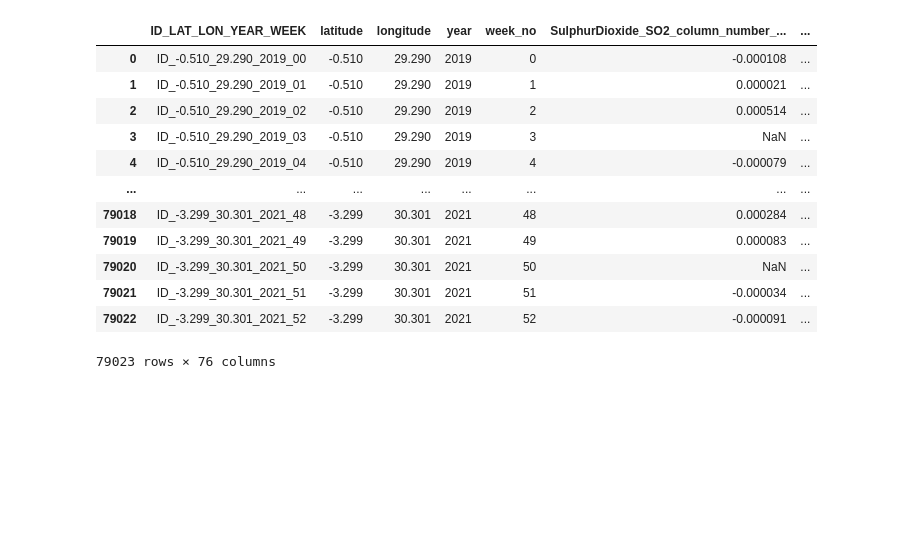
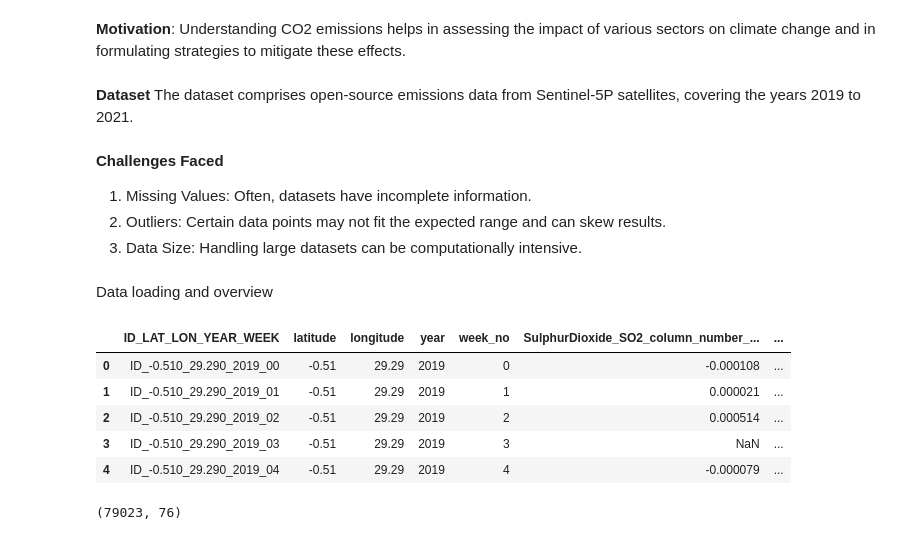
Before and after one commit to dannyakin/CO2_Emissions_Analysis, a Jupyter notebook: EDA.ipynb, the cells around one changed output. Saved outputs shown, nothing was run; the diff lists cells and outputs as text; code cells hidden in the pictures; blank space fills up the shorter version.

Commit message:
exploring data

```diff
--- a/EDA.ipynb
+++ b/EDA.ipynb
@@ -4,17 +12,42 @@ import pandas as pd
+# %% [markdown]
+<b>Motivation</b>:
+Understanding CO2 emissions helps in assessing the impact of various sectors on climate change and in formulating strategies to mitigate these effects.
+# %% [markdown]
+<b>Dataset</b>
+The dataset comprises open-source emissions data from Sentinel-5P satellites, covering the years 2019 to 2021.
+# %% [markdown]
+<b>Challenges Faced</b>
+1. Missing Values: Often, datasets have incomplete information.
+2. Outliers: Certain data points may not fit the expected range and can skew results.
+3. Data Size: Handling large datasets can be computationally intensive.
+# %%
+# importing required libaries
+import numpy as np
+import pandas as pd
+import matplotlib.pyplot as plt
+import seaborn as sns
+import geopandas as gpd
+import folium
+
+from sklearn.preprocessing import OneHotEncoder
+
+import datetime
+
+pd.set_option('display.max_columns', None)
+pd.set_option('display.width', None)
+# %% [markdown]
+Data loading and overview
 # %%
 data = pd.read_csv('data/train.csv')
-data
+data.head()
 # %% [output]
 |  | ID_LAT_LON_YEAR_WEEK | latitude | longitude | year | week_no | SulphurDioxide_SO2_column_number_... | ... |
-| 0 | ID_-0.510_29.290_2019_00 | -0.510 | 29.290 | 2019 | 0 | -0.000108 | ... |
-| 1 | ID_-0.510_29.290_2019_01 | -0.510 | 29.290 | 2019 | 1 | 0.000021 | ... |
-| 2 | ID_-0.510_29.290_2019_02 | -0.510 | 29.290 | 2019 | 2 | 0.000514 | ... |
-| 3 | ID_-0.510_29.290_2019_03 | -0.510 | 29.290 | 2019 | 3 | NaN | ... |
-| 4 | ID_-0.510_29.290_2019_04 | -0.510 | 29.290 | 2019 | 4 | -0.000079 | ... |
-| ... | ... | ... | ... | ... | ... | ... | ... |
-| 79018 | ID_-3.299_30.301_2021_48 | -3.299 | 30.301 | 2021 | 48 | 0.000284 | ... |
-| 79019 | ID_-3.299_30.301_2021_49 | -3.299 | 30.301 | 2021 | 49 | 0.000083 | ... |
-| 79020 | ID_-3.299_30.301_2021_50 | -3.299 | 30.301 | 2021 | 50 | NaN | ... |
-| 79021 | ID_-3.299_30.301_2021_51 | -3.299 | 30.301 | 2021 | 51 | -0.000034 | ... |
-| 79022 | ID_-3.299_30.301_2021_52 | -3.299 | 30.301 | 2021 | 52 | -0.000091 | ... |
+| 0 | ID_-0.510_29.290_2019_00 | -0.51 | 29.29 | 2019 | 0 | -0.000108 | ... |
+| 1 | ID_-0.510_29.290_2019_01 | -0.51 | 29.29 | 2019 | 1 | 0.000021 | ... |
+| 2 | ID_-0.510_29.290_2019_02 | -0.51 | 29.29 | 2019 | 2 | 0.000514 | ... |
+| 3 | ID_-0.510_29.290_2019_03 | -0.51 | 29.29 | 2019 | 3 | NaN | ... |
+| 4 | ID_-0.510_29.290_2019_04 | -0.51 | 29.29 | 2019 | 4 | -0.000079 | ... |
-79023 rows × 76 columns
+# %%
+data.shape
+# %% [output]
+(79023, 76)
```
Also changed, not shown: parts of 30 cells of this notebook.
